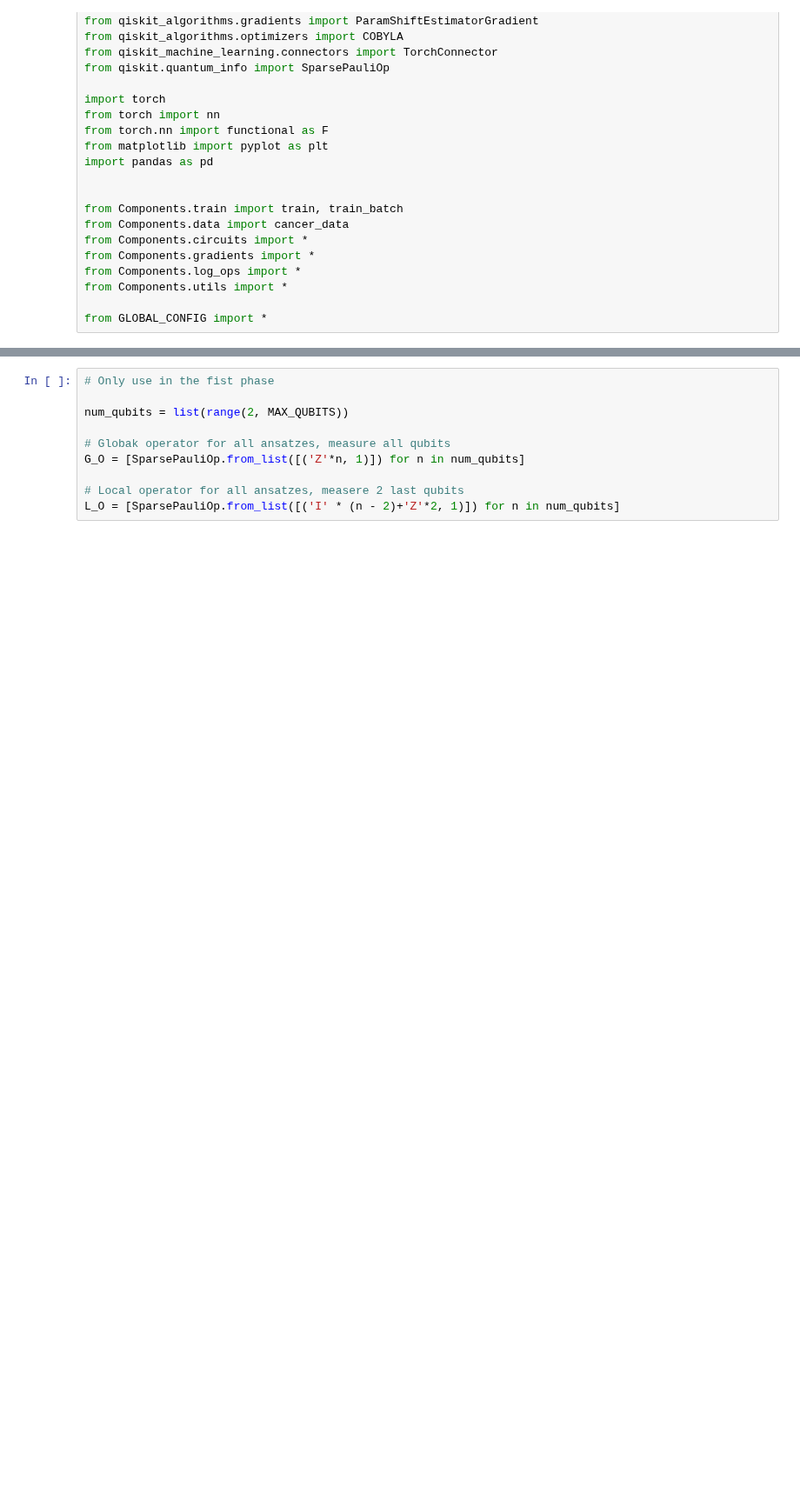
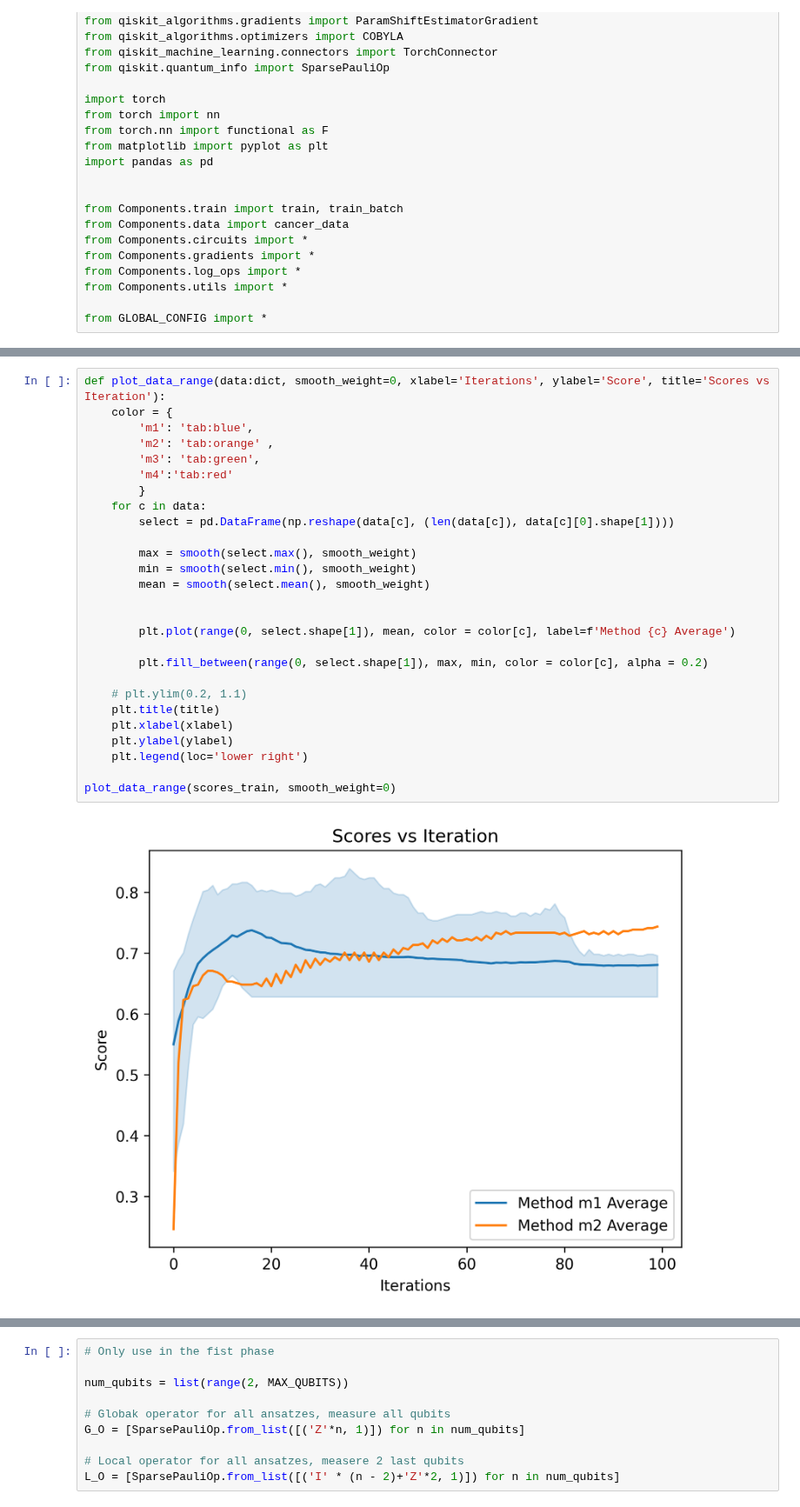
Before and after one commit to NNCT2904/VQA-Notes-v2, a Jupyter notebook: playground.ipynb, the cells around one changed output, grey strips where cells are left out. Shown at 87% size. Cells and saved outputs as stored; diff of their text form; blank space fills up the shorter version.

```diff
--- a/playground.ipynb
+++ b/playground.ipynb
@@ -47 +47,30 @@ List of a valid archive: ./Logs-Cancer-v4
    Missing method: m3
+# %%
+def plot_data_range(data:dict, smooth_weight=0, xlabel='Iterations', ylabel='Score', title='Scores vs Iteration'):
+    color = {
+        'm1': 'tab:blue',
+        'm2': 'tab:orange' ,
+        'm3': 'tab:green',
+        'm4':'tab:red'
+        }
+    for c in data:
+        select = pd.DataFrame(np.reshape(data[c], (len(data[c]), data[c][0].shape[1])))
+
+        max = smooth(select.max(), smooth_weight)
+        min = smooth(select.min(), smooth_weight)
+        mean = smooth(select.mean(), smooth_weight)
+
+
+        plt.plot(range(0, select.shape[1]), mean, color = color[c], label=f'Method {c} Average')
+
+        plt.fill_between(range(0, select.shape[1]), max, min, color = color[c], alpha = 0.2)
+
+    # plt.ylim(0.2, 1.1)
+    plt.title(title)
+    plt.xlabel(xlabel)
+    plt.ylabel(ylabel)
+    plt.legend(loc='lower right')
+
+plot_data_range(scores_train, smooth_weight=0)
+# %% [output]
+[figure, added]
```
Also changed, not shown: parts of 3 cells of this notebook, 2 other files.
